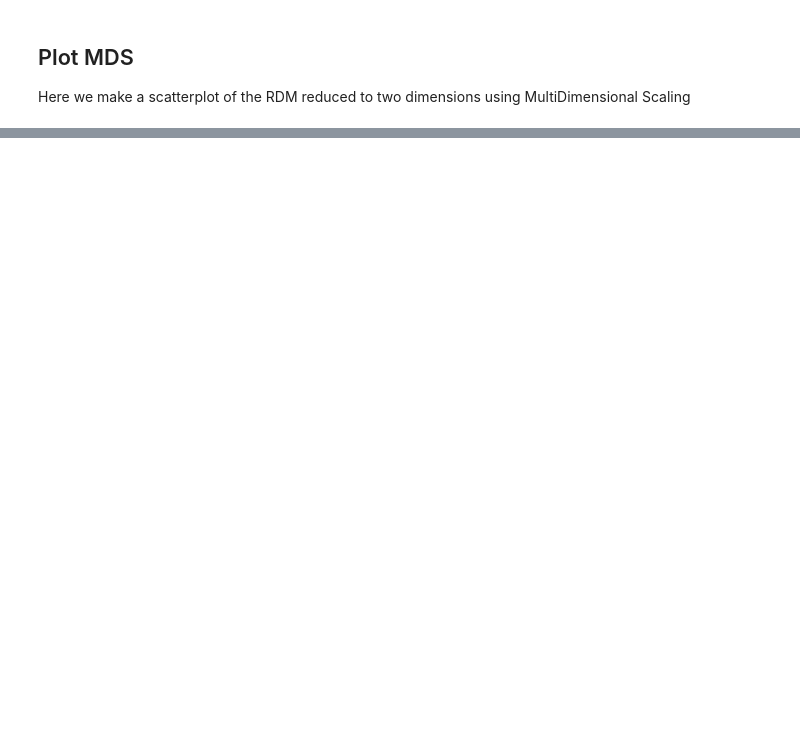
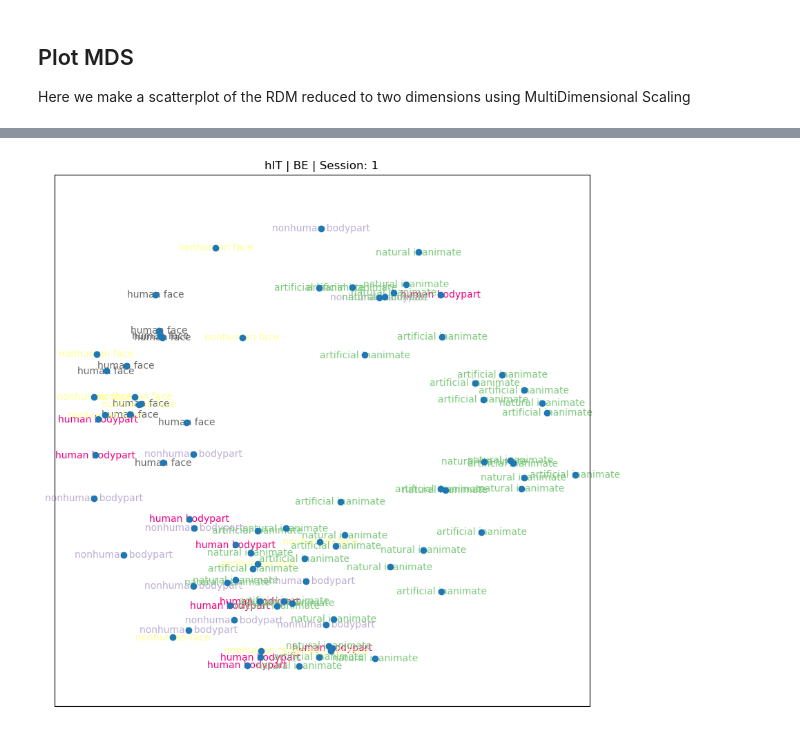
Before and after one commit to MRC-CBU/COGNESTIC, a Jupyter notebook: 09_MVPA_MRI/RSA/RSATOOLBOX_demo3_rdm_visualisation_92images_djm_2026.ipynb, the cells around one changed output, grey strips where cells are left out. Cells and saved outputs as stored; diff of their text form; code cells hidden in the pictures; blank space fills up the shorter version.

```diff
--- a/09_MVPA_MRI/RSA/RSATOOLBOX_demo3_rdm_visualisation_92images_djm_2026.ipynb
+++ b/09_MVPA_MRI/RSA/RSATOOLBOX_demo3_rdm_visualisation_92images_djm_2026.ipynb
@@ -155,7 +170,10 @@ And the pattern descriptor could be changed from 'image' to 'string'. E.g.:
 # %%
-fig=vis.show_iso(
+fig=vis.show_2d(
     rdms[0],
+    method='Isomap',
     rdm_descriptor='name',
     pattern_descriptor='string',
 );
 fig.set_size_inches(10,10)
+# %% [output]
+[figure, added]
```
Also changed, not shown: parts of 8 cells of this notebook, 1 other file.
